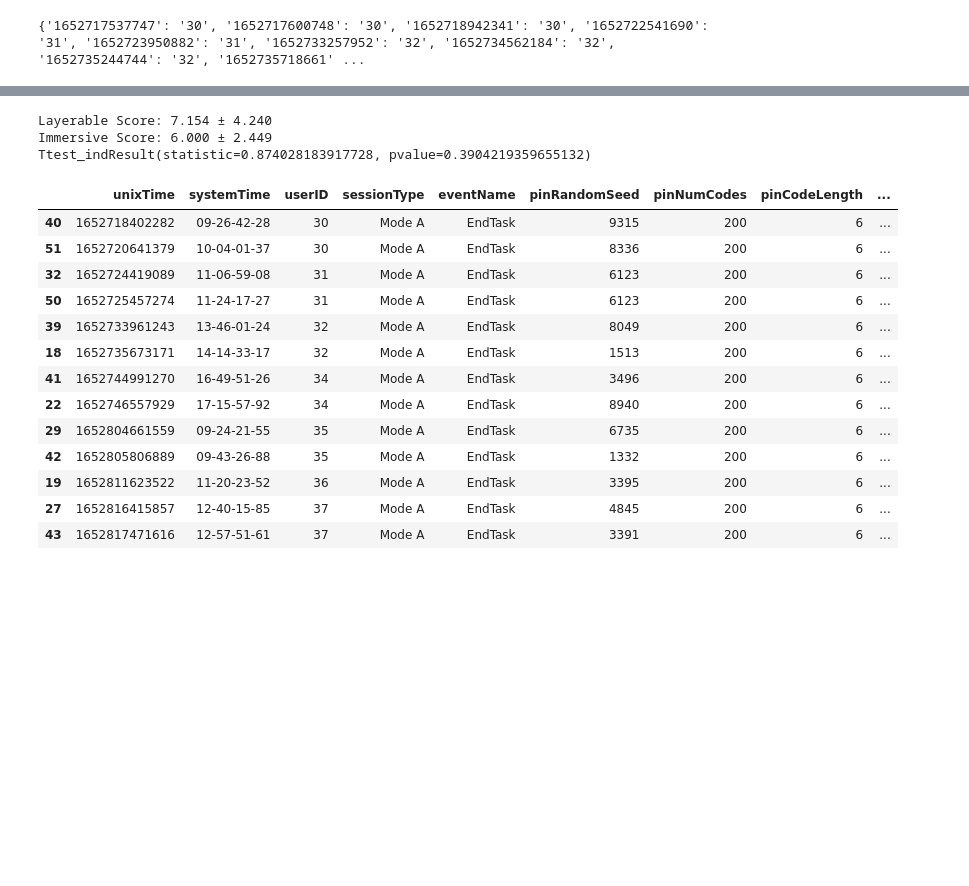
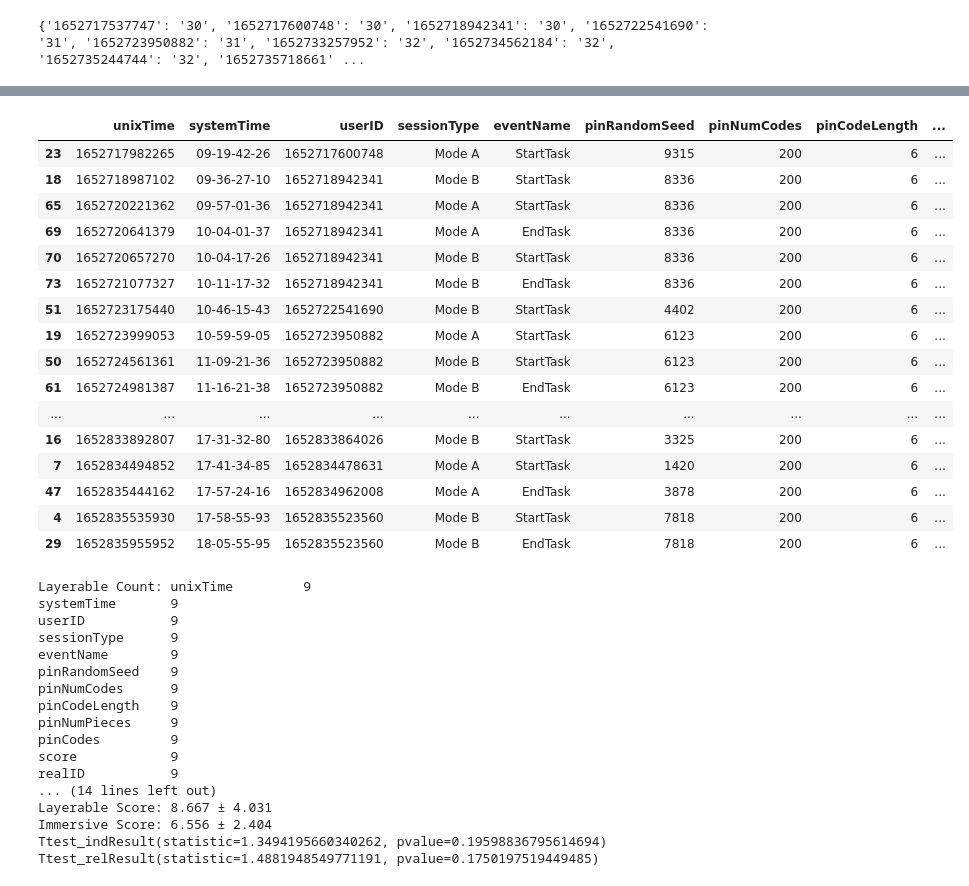
Before and after one commit to b-huynh/PersonalAR, a Jupyter notebook: DataCollection/Stats.ipynb, the cells around one changed output, grey strips where cells are left out. Saved outputs shown, nothing was run; the diff lists cells and outputs as text; code cells hidden in the pictures; blank space fills up the shorter version.

Commit message:
More stats updates

```diff
--- a/DataCollection/Stats.ipynb
+++ b/DataCollection/Stats.ipynb
@@ -52,12 +74,31 @@ framesDf = framesDf.sort_values(by='timestamp')
+# %%
+# deleting training sessions
+first_tasks = [54, 44, 62, 45, 53, 48, 56, 32, 60, 41, 55, 34, 63, 37, 57, 71, 72, 40]
+experimentsDf = experimentsDf.drop(first_tasks + [20, 8])
+# %% [output]
+|  | unixTime | systemTime | userID | sessionType | eventName | pinRandomSeed | pinNumCodes | pinCodeLength | ... |
+| 23 | 1652717982265 | 09-19-42-26 | 1652717600748 | Mode A | StartTask | 9315 | 200 | 6 | ... |
+| 18 | 1652718987102 | 09-36-27-10 | 1652718942341 | Mode B | StartTask | 8336 | 200 | 6 | ... |
+| 65 | 1652720221362 | 09-57-01-36 | 1652718942341 | Mode A | StartTask | 8336 | 200 | 6 | ... |
+| 69 | 1652720641379 | 10-04-01-37 | 1652718942341 | Mode A | EndTask | 8336 | 200 | 6 | ... |
+| 70 | 1652720657270 | 10-04-17-26 | 1652718942341 | Mode B | StartTask | 8336 | 200 | 6 | ... |
+| 73 | 1652721077327 | 10-11-17-32 | 1652718942341 | Mode B | EndTask | 8336 | 200 | 6 | ... |
+| 51 | 1652723175440 | 10-46-15-43 | 1652722541690 | Mode B | StartTask | 4402 | 200 | 6 | ... |
+| 19 | 1652723999053 | 10-59-59-05 | 1652723950882 | Mode A | StartTask | 6123 | 200 | 6 | ... |
+| 50 | 1652724561361 | 11-09-21-36 | 1652723950882 | Mode B | StartTask | 6123 | 200 | 6 | ... |
+| 61 | 1652724981387 | 11-16-21-38 | 1652723950882 | Mode B | EndTask | 6123 | 200 | 6 | ... |
+| ... | ... | ... | ... | ... | ... | ... | ... | ... | ... |
+| 16 | 1652833892807 | 17-31-32-80 | 1652833864026 | Mode B | StartTask | 3325 | 200 | 6 | ... |
+| 7 | 1652834494852 | 17-41-34-85 | 1652834478631 | Mode A | StartTask | 1420 | 200 | 6 | ... |
+| 47 | 1652835444162 | 17-57-24-16 | 1652834962008 | Mode A | EndTask | 3878 | 200 | 6 | ... |
+| 4 | 1652835535930 | 17-58-55-93 | 1652835523560 | Mode B | StartTask | 7818 | 200 | 6 | ... |
+| 29 | 1652835955952 | 18-05-55-95 | 1652835523560 | Mode B | EndTask | 7818 | 200 | 6 | ... |
 # %%
-experimentEvents = framesDf[framesDf['experimentEvents'].str.len() > 0].experimentEvents.tolist()
-experimentsUnpacked = list(itertools.chain(*experimentEvents))
-experimentsDf = pandas.DataFrame(experimentsUnpacked)
-experimentsDf.sort_values(by="unixTime")
-experimentsDf['userID'] = experimentsDf['userID'].map(session_map)
 
 layerableDf = experimentsDf[(experimentsDf["eventName"] == "EndTask") & (experimentsDf["sessionType"] == "Mode A")]
 immersiveDf = experimentsDf[(experimentsDf["eventName"] == "EndTask") & (experimentsDf["sessionType"] == "Mode B")]
+print(f"Layerable Count: {layerableDf.count()}")
+print(f"Immersive Count: {immersiveDf.count()}")
 
 layerableAvgScore = layerableDf['score'].mean()
 layerableScoreStd = layerableDf['score'].std()
@@ -69,36 +110,40 @@ immersiveScoreStd = immersiveDf['score'].std()
 
 print(f"Immersive Score: {immersiveAvgScore:.3f} ± {immersiveScoreStd:.3f}")
 
-print(scipy.stats.ttest_ind(layerableDf['score'], immersiveDf['score']))
 
 
+sortedLayerableScores  = layerableDf[['score', 'unixTime']].sort_values(by='unixTime')
+sortedLayerableScores
+sortedImmersiveScores = immersiveDf[['score', 'unixTime']].sort_values(by='unixTime')
+sortedImmersiveScores
 
+
+print(scipy.stats.ttest_ind(layerableDf['score'], immersiveDf['score']))
+print(scipy.stats.ttest_rel(layerableDf['score'], immersiveDf['score']))
 # experimentsDf.sort_values(by="unixTime")
-# experimentsDf.count()
-# layerableDf
-# immersiveDf
+
 
 # print(layerableDf)
 # layerableDf.score
 # Check YJK hololens for #36 data. missing last trial.
 # %% [output]
-Layerable Score: 7.154 ± 4.240
-Immersive Score: 6.000 ± 2.449
-Ttest_indResult(statistic=0.874028183917728, pvalue=0.3904219359655132)
+Layerable Count: unixTime         9
+systemTime       9
+userID           9
+sessionType      9
+eventName        9
+pinRandomSeed    9
+pinNumCodes      9
+pinCodeLength    9
+pinNumPieces     9
+pinCodes         9
+score            9
+realID           9
+... (14 lines left out)
+Layerable Score: 8.667 ± 4.031
+Immersive Score: 6.556 ± 2.404
+Ttest_indResult(statistic=1.3494195660340262, pvalue=0.19598836795614694)
+Ttest_relResult(statistic=1.4881948549771191, pvalue=0.1750197519449485)
-|  | unixTime | systemTime | userID | sessionType | eventName | pinRandomSeed | pinNumCodes | pinCodeLength | ... |
-| 40 | 1652718402282 | 09-26-42-28 | 30 | Mode A | EndTask | 9315 | 200 | 6 | ... |
-| 51 | 1652720641379 | 10-04-01-37 | 30 | Mode A | EndTask | 8336 | 200 | 6 | ... |
-| 32 | 1652724419089 | 11-06-59-08 | 31 | Mode A | EndTask | 6123 | 200 | 6 | ... |
-| 50 | 1652725457274 | 11-24-17-27 | 31 | Mode A | EndTask | 6123 | 200 | 6 | ... |
-| 39 | 1652733961243 | 13-46-01-24 | 32 | Mode A | EndTask | 8049 | 200 | 6 | ... |
-| 18 | 1652735673171 | 14-14-33-17 | 32 | Mode A | EndTask | 1513 | 200 | 6 | ... |
-| 41 | 1652744991270 | 16-49-51-26 | 34 | Mode A | EndTask | 3496 | 200 | 6 | ... |
-| 22 | 1652746557929 | 17-15-57-92 | 34 | Mode A | EndTask | 8940 | 200 | 6 | ... |
-| 29 | 1652804661559 | 09-24-21-55 | 35 | Mode A | EndTask | 6735 | 200 | 6 | ... |
-| 42 | 1652805806889 | 09-43-26-88 | 35 | Mode A | EndTask | 1332 | 200 | 6 | ... |
-| 19 | 1652811623522 | 11-20-23-52 | 36 | Mode A | EndTask | 3395 | 200 | 6 | ... |
-| 27 | 1652816415857 | 12-40-15-85 | 37 | Mode A | EndTask | 4845 | 200 | 6 | ... |
-| 43 | 1652817471616 | 12-57-51-61 | 37 | Mode A | EndTask | 3391 | 200 | 6 | ... |
 # %%
 codeEvents = framesDf[framesDf['codesEvents'].str.len() > 0].codesEvents.tolist()
 codesUnpacked = list(itertools.chain(*codeEvents))
```
Also changed, not shown: parts of 6 cells of this notebook, 1 other file.
